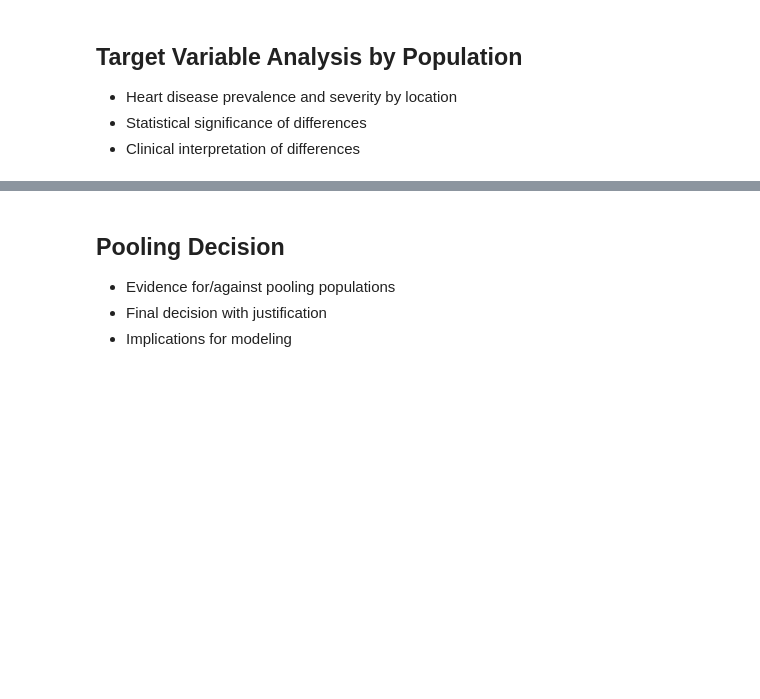
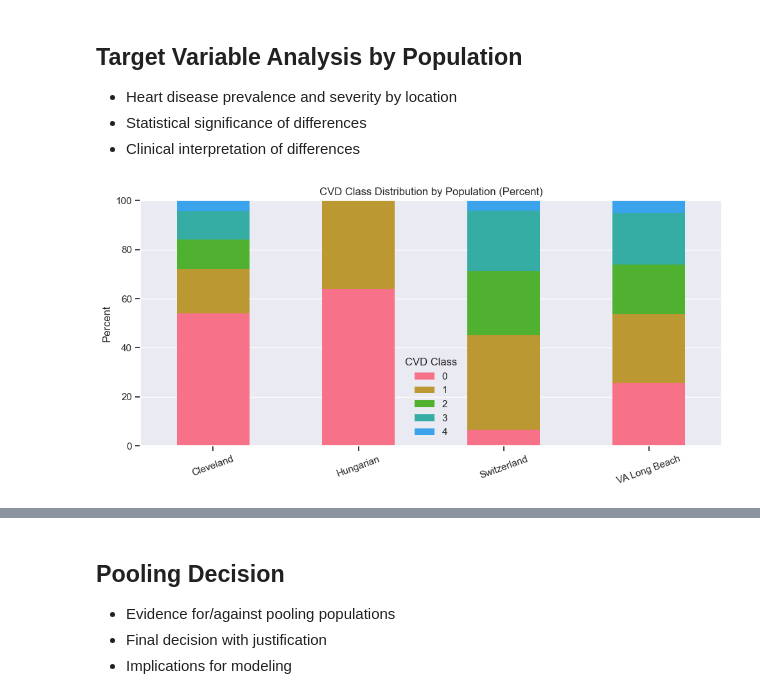
Before and after one commit to Ericn01/Heart-Disease-Prediction, a Jupyter notebook: 2_population_analysis_and_cleaning.ipynb, the cells around one changed output, grey strips where cells are left out. Cells and saved outputs as stored; diff of their text form; code cells hidden in the pictures; blank space fills up the shorter version.

```diff
--- a/2_population_analysis_and_cleaning.ipynb
+++ b/2_population_analysis_and_cleaning.ipynb
@@ -112,3 +242,20 @@ warnings.filterwarnings('ignore')
 - Heart disease prevalence and severity by location
 - Statistical significance of differences
 - Clinical interpretation of differences
+# %%
+severity_dist = pd.crosstab(
+    df_analysis["Dataset"],
+    df_analysis["CVD Class"],
+    normalize="index"
+) * 100
+severity_dist = severity_dist.reindex(pop_order)
+
+severity_dist.plot(kind="bar", stacked=True, figsize=(10, 5))
+plt.title("CVD Class Distribution by Population (Percent)")
+plt.xlabel("")
+plt.ylabel("Percent")
+plt.xticks(rotation=20)
+plt.tight_layout()
+plt.show()
+# %% [output]
+[figure, added]
```
Also changed, not shown: parts of 21 cells of this notebook, 5 other files.
